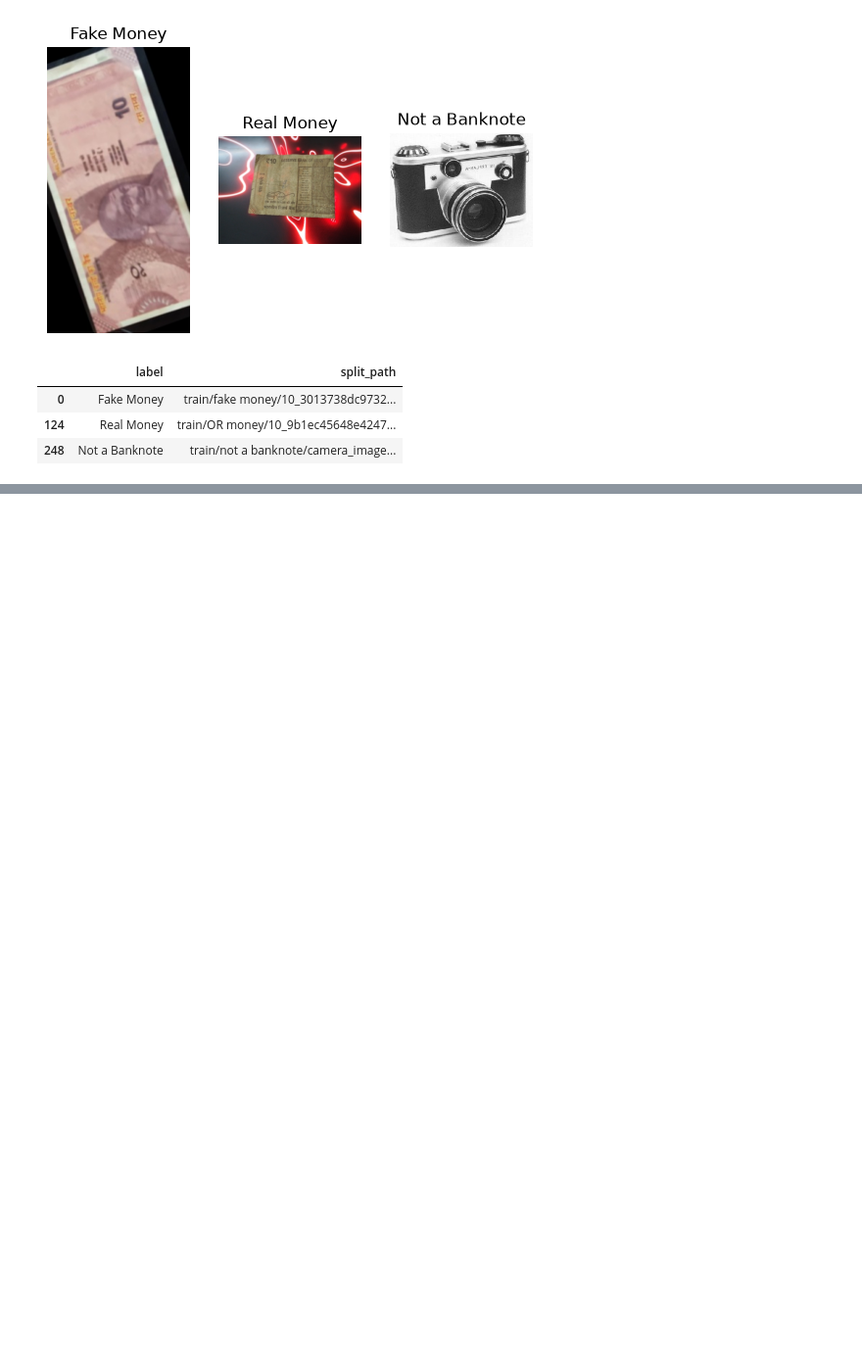
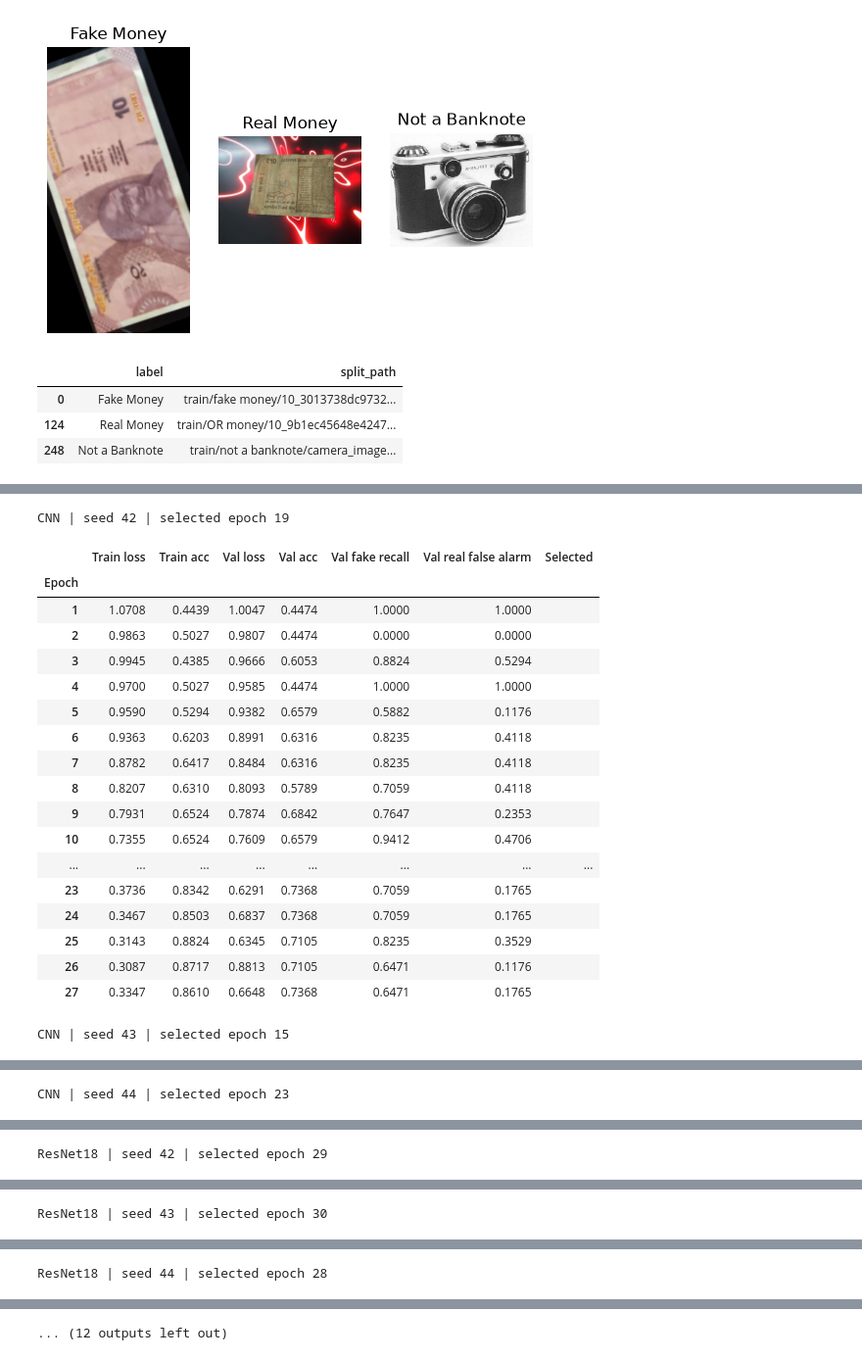
Before and after one commit to exileheadgrz/fakeBankNoteDetection, a Jupyter notebook: moneyDetectionFlassfier.ipynb, the cells around one changed output, grey strips where cells are left out. Shown at 98% size. Cells and saved outputs as stored; diff of their text form; code cells hidden in the pictures; blank space fills up the shorter version.

```diff
--- a/moneyDetectionFlassfier.ipynb
+++ b/moneyDetectionFlassfier.ipynb
@@ -523,12 +295,3 @@ def initialization_metadata(architecture):
                 "timm_version": str(timm.__version__)}
     return {"initial_weights": "IMAGENET1K_V1" if architecture in TRANSFER_MODELS else "random",
             "model_variant": architecture}
-# %%
-def load_checkpoint(path, device):
-    """Load a three-class course checkpoint and switch the classifier to evaluation mode."""
-    checkpoint = torch.load(path, map_location=device, weights_only=True)
-    assert checkpoint["class_to_idx"] == CLASS_TO_IDX and checkpoint["resize_mode"] == "letterbox"
-    model = build_model(checkpoint["architecture"]).to(device)
-    model.load_state_dict(checkpoint["model_state_dict"])
-    model.eval()
-    return model, checkpoint
@@ -637,0 +447,16 @@ def train(epochs=EPOCHS, data_dir=DATA, output_dir=None,
+# %%
+seeds = [42, 43, 44]
+archs = list(MODEL_NAMES)
+device = get_device()
+torch.set_num_threads(2)
+
+if TRAIN_AGAIN:
+    run_root = Path(mkdtemp(prefix="course_models_", dir=COMPARISON.parent))
+    print("Writing new training runs to", run_root)
+    for arch in archs:
+        for seed in seeds:
+            folder = run_root / arch / f"seed_{seed}"
+            train(EPOCHS, DATA, folder, device=device, seed=seed, architecture=arch)
+else:
+    run_root = COMPARISON
+    print("Reading recorded training runs from", run_root)
@@ -637,0 +469,41 @@ def train(epochs=EPOCHS, data_dir=DATA, output_dir=None,
+# %%
+runs = []
+for arch in archs:
+    for seed in seeds:
+        folder = run_root / arch / f"seed_{seed}"
+        history = json.loads((folder / "history.json").read_text())
+        epochs = history["epochs"]
+        best = min(epochs, key=lambda row: row["val"]["loss"])
+        print(f"{MODEL_NAMES[arch]} | seed {seed} | selected epoch {best['epoch']}")
+        rows = []
+        for row in epochs:
+            rows.append({"Epoch": row["epoch"], "Train loss": row["train_loss"],
+                         "Train acc": row["train_accuracy"], "Val loss": row["val"]["loss"],
+                         "Val acc": row["val"]["accuracy"], "Val fake recall": row["val"]["fake_recall"],
+                         "Val real false alarm": row["val"]["real_false_alarm_rate"],
+                         "Selected": "*" if row["epoch"] == best["epoch"] else ""})
+        display(pd.DataFrame(rows).set_index("Epoch").round(4))
+        runs.append({"architecture": arch, "seed": seed, "best_epoch": best["epoch"],
+                     "training_seconds": history["training_seconds"],
+                     "checkpoint": str((folder / "best.pt").relative_to(run_root))})
+# %% [output]
+CNN | seed 42 | selected epoch 19
+|  | Train loss | Train acc | Val loss | Val acc | Val fake recall | Val real false alarm | Selected |
+| Epoch |  |  |  |  |  |  |  |
+| 1 | 1.0708 | 0.4439 | 1.0047 | 0.4474 | 1.0000 | 1.0000 |  |
+| 2 | 0.9863 | 0.5027 | 0.9807 | 0.4474 | 0.0000 | 0.0000 |  |
+| 3 | 0.9945 | 0.4385 | 0.9666 | 0.6053 | 0.8824 | 0.5294 |  |
+| 4 | 0.9700 | 0.5027 | 0.9585 | 0.4474 | 1.0000 | 1.0000 |  |
+| 5 | 0.9590 | 0.5294 | 0.9382 | 0.6579 | 0.5882 | 0.1176 |  |
+| 6 | 0.9363 | 0.6203 | 0.8991 | 0.6316 | 0.8235 | 0.4118 |  |
+| 7 | 0.8782 | 0.6417 | 0.8484 | 0.6316 | 0.8235 | 0.4118 |  |
+| 8 | 0.8207 | 0.6310 | 0.8093 | 0.5789 | 0.7059 | 0.4118 |  |
+| 9 | 0.7931 | 0.6524 | 0.7874 | 0.6842 | 0.7647 | 0.2353 |  |
+| 10 | 0.7355 | 0.6524 | 0.7609 | 0.6579 | 0.9412 | 0.4706 |  |
+| ... | ... | ... | ... | ... | ... | ... | ... |
+| 23 | 0.3736 | 0.8342 | 0.6291 | 0.7368 | 0.7059 | 0.1765 |  |
+| 24 | 0.3467 | 0.8503 | 0.6837 | 0.7368 | 0.7059 | 0.1765 |  |
+| 25 | 0.3143 | 0.8824 | 0.6345 | 0.7105 | 0.8235 | 0.3529 |  |
+| 26 | 0.3087 | 0.8717 | 0.8813 | 0.7105 | 0.6471 | 0.1176 |  |
+| 27 | 0.3347 | 0.8610 | 0.6648 | 0.7368 | 0.6471 | 0.1765 |  |
+CNN | seed 43 | selected epoch 15
@@ -637,0 +528 @@ def train(epochs=EPOCHS, data_dir=DATA, output_dir=None,
+CNN | seed 44 | selected epoch 23
@@ -637,0 +547 @@ def train(epochs=EPOCHS, data_dir=DATA, output_dir=None,
+ResNet18 | seed 42 | selected epoch 29
@@ -637,0 +566 @@ def train(epochs=EPOCHS, data_dir=DATA, output_dir=None,
+ResNet18 | seed 43 | selected epoch 30
@@ -637,0 +585 @@ def train(epochs=EPOCHS, data_dir=DATA, output_dir=None,
+ResNet18 | seed 44 | selected epoch 28
@@ -637,0 +604 @@ def train(epochs=EPOCHS, data_dir=DATA, output_dir=None,
+... (12 outputs left out)
```
Also changed, not shown: parts of 100 cells of this notebook.
